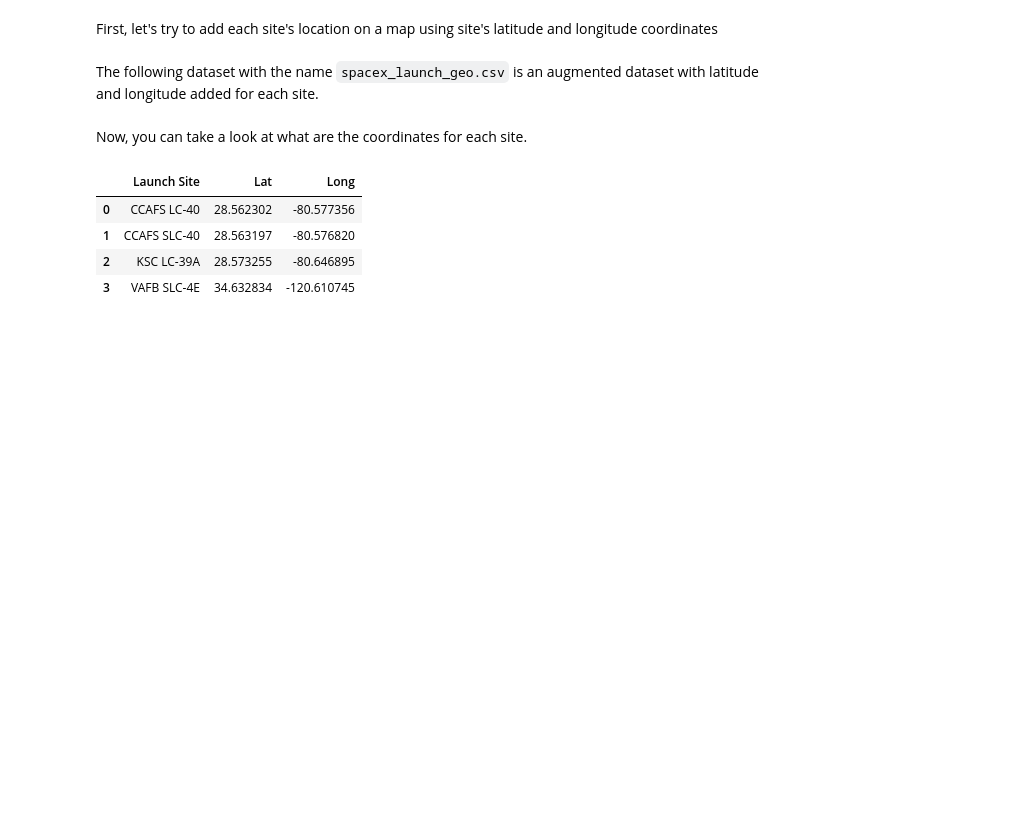
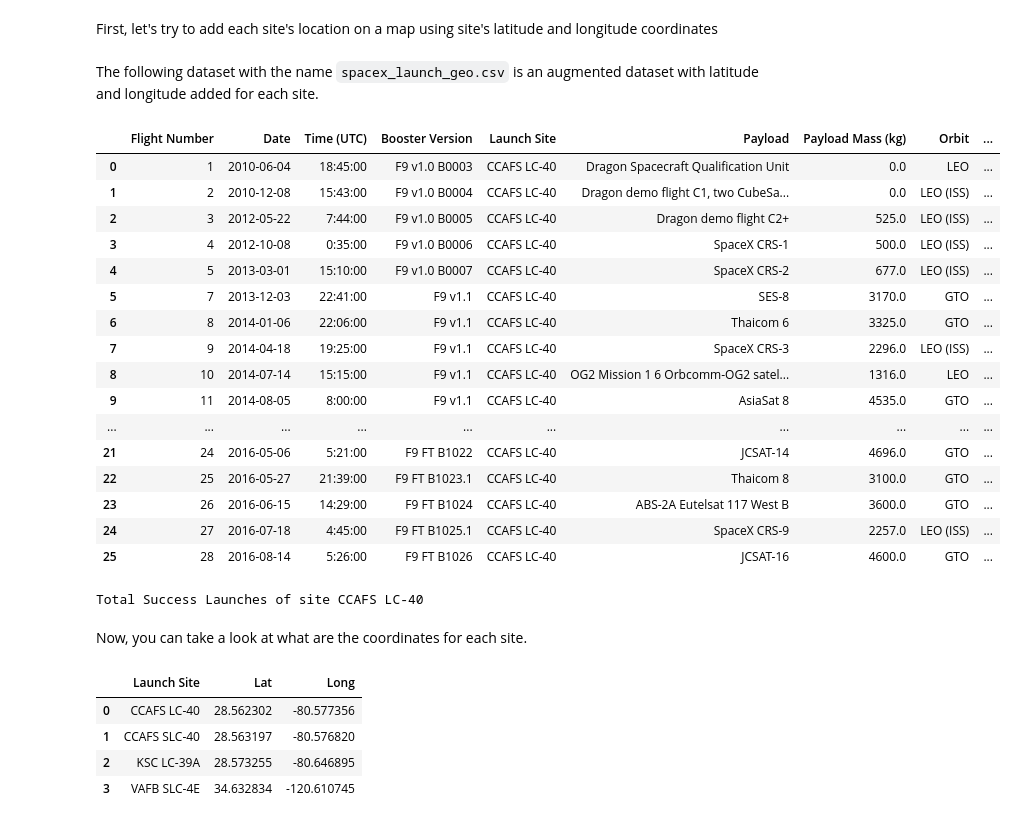
Before and after one commit to samsdiscoera/Applied-Data-Science-Capstone-IBM, a Jupyter notebook: lab_jupyter_launch_site_location.jupyterlite.ipynb, the cells around one changed output. Saved outputs shown, nothing was run; the diff lists cells and outputs as text; code cells hidden in the pictures; blank space fills up the shorter version.

```diff
--- a/lab_jupyter_launch_site_location.jupyterlite.ipynb
+++ b/lab_jupyter_launch_site_location.jupyterlite.ipynb
@@ -57,6 +57,31 @@ URL = 'https://cf-courses-data.s3.us.cloud-object-storage.appdomain.cloud/IBM-DS
 resp = await fetch(URL)
 spacex_csv_file = io.BytesIO((await resp.arrayBuffer()).to_py())
 spacex_df=pd.read_csv(spacex_csv_file)
+# %%
+spacex_df[spacex_df['Launch Site']=='CCAFS LC-40']
+# %% [output]
+|  | Flight Number | Date | Time (UTC) | Booster Version | Launch Site | Payload | Payload Mass (kg) | Orbit | ... |
+| 0 | 1 | 2010-06-04 | 18:45:00 | F9 v1.0 B0003 | CCAFS LC-40 | Dragon Spacecraft Qualification Unit | 0.0 | LEO | ... |
+| 1 | 2 | 2010-12-08 | 15:43:00 | F9 v1.0 B0004 | CCAFS LC-40 | Dragon demo flight C1, two CubeSa... | 0.0 | LEO (ISS) | ... |
+| 2 | 3 | 2012-05-22 | 7:44:00 | F9 v1.0 B0005 | CCAFS LC-40 | Dragon demo flight C2+ | 525.0 | LEO (ISS) | ... |
+| 3 | 4 | 2012-10-08 | 0:35:00 | F9 v1.0 B0006 | CCAFS LC-40 | SpaceX CRS-1 | 500.0 | LEO (ISS) | ... |
+| 4 | 5 | 2013-03-01 | 15:10:00 | F9 v1.0 B0007 | CCAFS LC-40 | SpaceX CRS-2 | 677.0 | LEO (ISS) | ... |
+| 5 | 7 | 2013-12-03 | 22:41:00 | F9 v1.1 | CCAFS LC-40 | SES-8 | 3170.0 | GTO | ... |
+| 6 | 8 | 2014-01-06 | 22:06:00 | F9 v1.1 | CCAFS LC-40 | Thaicom 6 | 3325.0 | GTO | ... |
+| 7 | 9 | 2014-04-18 | 19:25:00 | F9 v1.1 | CCAFS LC-40 | SpaceX CRS-3 | 2296.0 | LEO (ISS) | ... |
+| 8 | 10 | 2014-07-14 | 15:15:00 | F9 v1.1 | CCAFS LC-40 | OG2 Mission 1 6 Orbcomm-OG2 satel... | 1316.0 | LEO | ... |
+| 9 | 11 | 2014-08-05 | 8:00:00 | F9 v1.1 | CCAFS LC-40 | AsiaSat 8 | 4535.0 | GTO | ... |
+| ... | ... | ... | ... | ... | ... | ... | ... | ... | ... |
+| 21 | 24 | 2016-05-06 | 5:21:00 | F9 FT B1022 | CCAFS LC-40 | JCSAT-14 | 4696.0 | GTO | ... |
+| 22 | 25 | 2016-05-27 | 21:39:00 | F9 FT B1023.1 | CCAFS LC-40 | Thaicom 8 | 3100.0 | GTO | ... |
+| 23 | 26 | 2016-06-15 | 14:29:00 | F9 FT B1024 | CCAFS LC-40 | ABS-2A Eutelsat 117 West B | 3600.0 | GTO | ... |
+| 24 | 27 | 2016-07-18 | 4:45:00 | F9 FT B1025.1 | CCAFS LC-40 | SpaceX CRS-9 | 2257.0 | LEO (ISS) | ... |
+| 25 | 28 | 2016-08-14 | 5:26:00 | F9 FT B1026 | CCAFS LC-40 | JCSAT-16 | 4600.0 | GTO | ... |
+# %%
+name='CCAFS LC-40'
+print(f'Total Success Launches of site {name}')
+# %% [output]
+Total Success Launches of site CCAFS LC-40
 # %% [markdown]
 Now, you can take a look at what are the coordinates for each site.
 # %%
```
Also changed, not shown: parts of 8 cells of this notebook.
